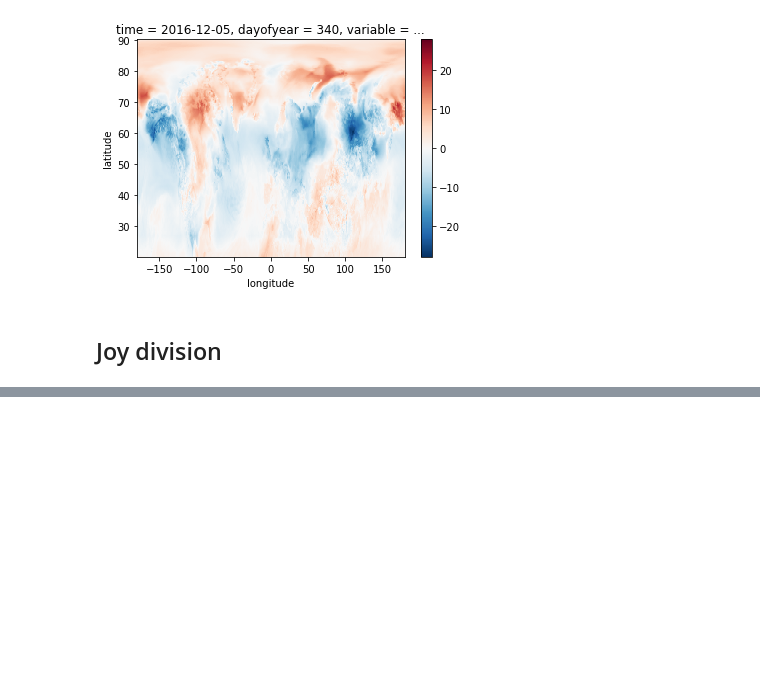
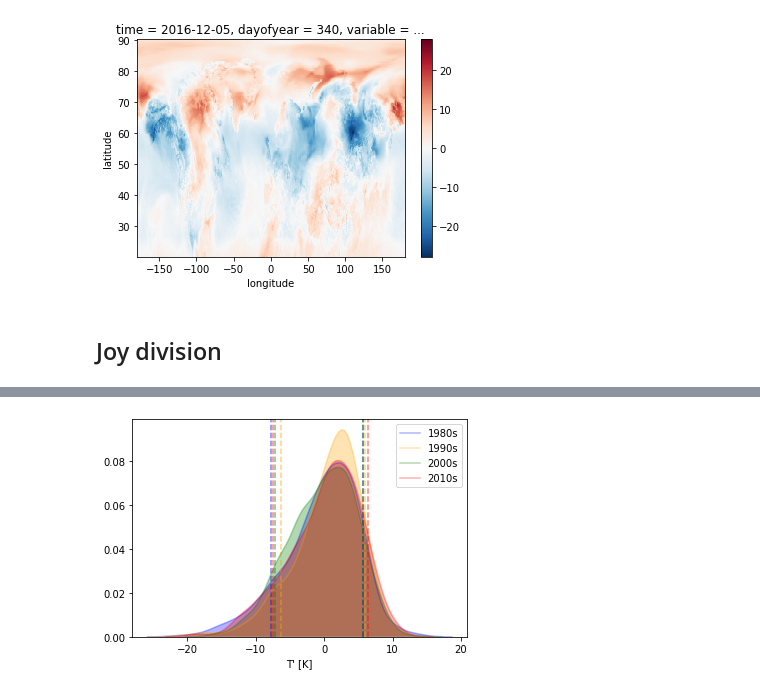
Before and after one commit to geosciences-data-practicum/reanalysis_getter, a Jupyter notebook: analysis/Hovmollers_other_pure_plotting.ipynb, the cells around one changed output, grey strips where cells are left out. Saved outputs shown, nothing was run; the diff lists cells and outputs as text; code cells hidden in the pictures; blank space fills up the shorter version.

```diff
--- a/analysis/Hovmollers_other_pure_plotting.ipynb
+++ b/analysis/Hovmollers_other_pure_plotting.ipynb
@@ -92,0 +131,16 @@ joy_div(data_df_chi)
+# %%
+def overlayed_decades(data,year,clr='blue'):
+    data_in_decade = data.loc[(data['decade']==year),'t_prime']
+    sns.kdeplot(data_in_decade, shade=True, alpha=0.3, Label=str(year)+'s',color=clr)
+    quantiles = np.quantile(data_in_decade,[0.1,0.9])
+    plt.axvline(quantiles[0],color=clr,linestyle='--',alpha=0.5)
+    plt.axvline(quantiles[1],color=clr,linestyle='--',alpha=0.5)
+# %%
+overlayed_decades(decadal_data,1980,'blue')
+overlayed_decades(decadal_data,1990,'orange')
+overlayed_decades(decadal_data,2000,'green')
+overlayed_decades(decadal_data,2010,'red')
+plt.xlabel("T' [K]")
+plt.show()
+# %% [output]
+[figure, added]
```
Also changed, not shown: parts of 5 cells of this notebook.
